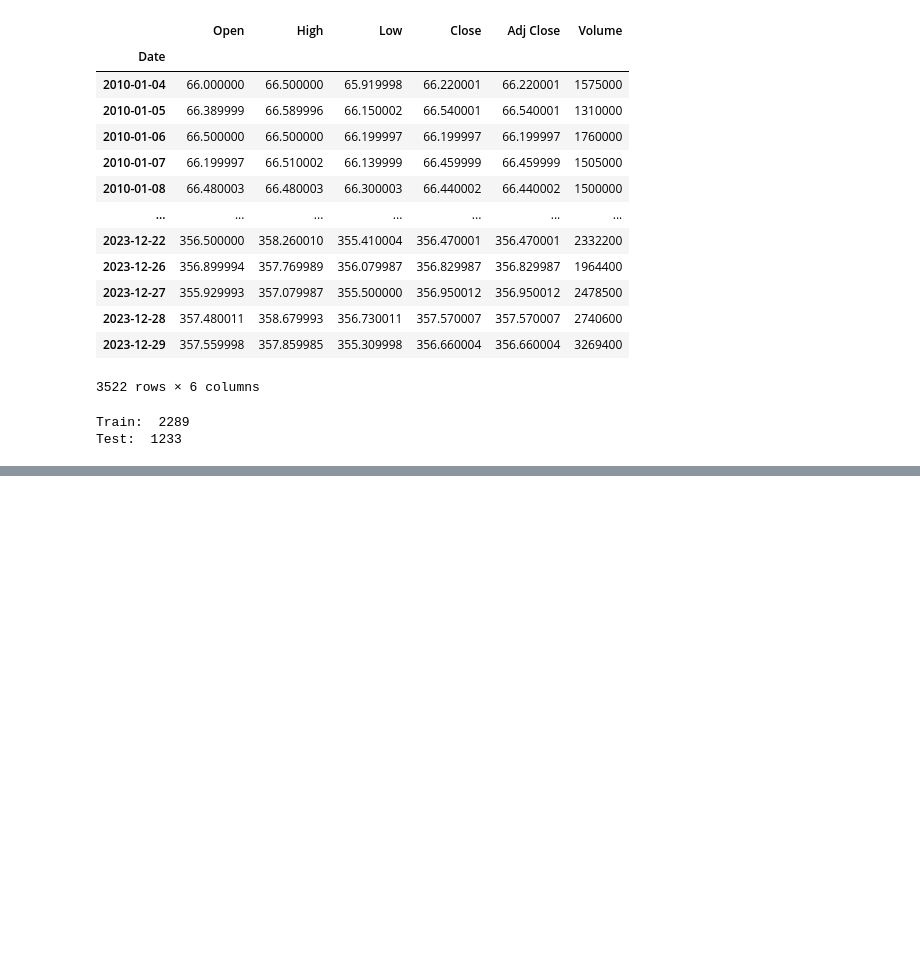
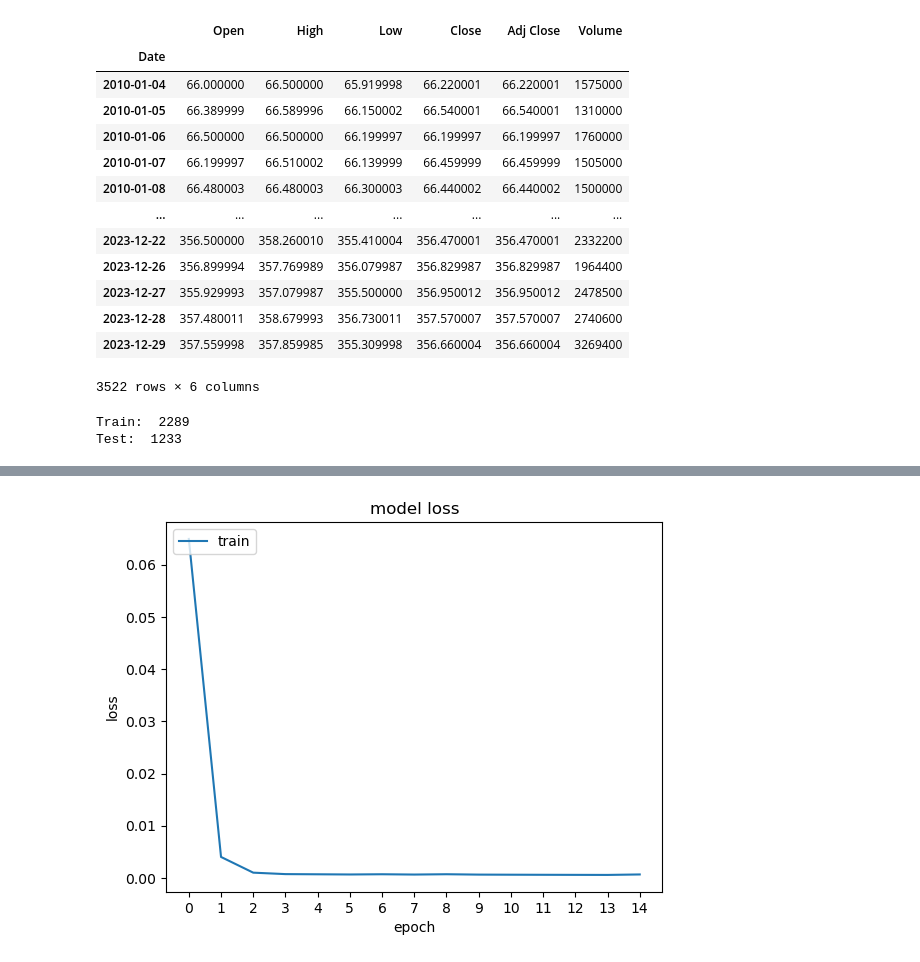
Before and after one commit to s112213506/215098-ML-Class-Midterm, a Jupyter notebook: LSTM_BRK-B.ipynb, the cells around one changed output, grey strips where cells are left out. Cells and saved outputs as stored; diff of their text form; code cells hidden in the pictures; blank space fills up the shorter version.

```diff
--- a/LSTM_BRK-B.ipynb
+++ b/LSTM_BRK-B.ipynb
@@ -110,3 +108,18 @@ Epoch 10/10
+# %%
+import matplotlib.pyplot as plt
+# summarize history for loss
+def show_train_history(history):
+    plt.plot(history.history['loss'])
+    #plt.plot(train_history2.history['val_loss'])
+    plt.xticks([i for i in range(0, len(history.history['loss']))])
+    plt.title('model loss')
+    plt.ylabel('loss')
+    plt.xlabel('epoch')
+    plt.legend(['train', 'validation'], loc='upper left')
+    plt.show()
+show_train_history(history)
+# %% [output]
+[figure, added]
 # %%
 # Data for first piece of testing data
 past_100_days = data_train.tail(100)
```
Also changed, not shown: parts of 9 cells of this notebook.
